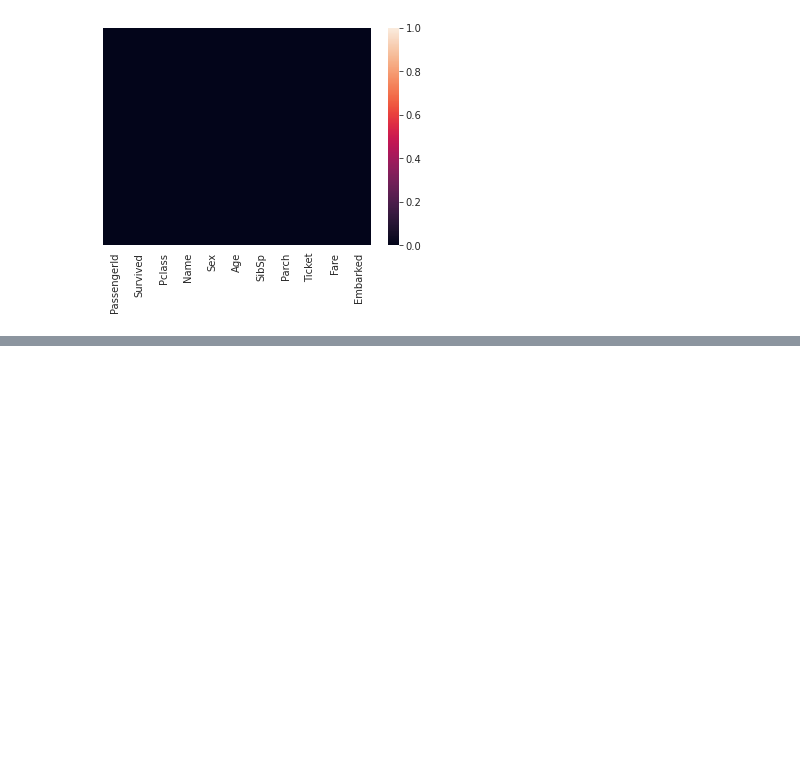
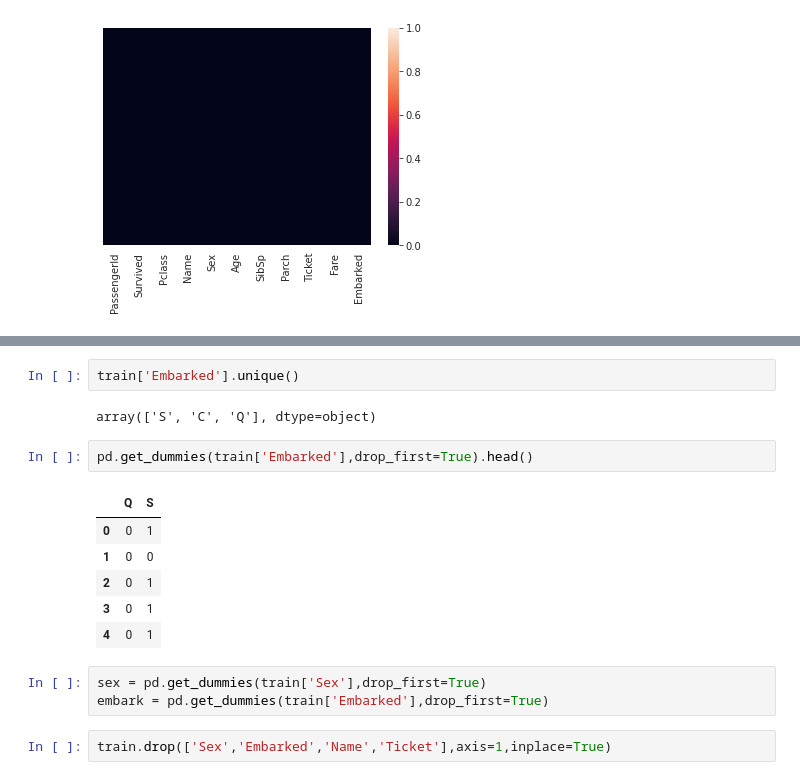
Before and after one commit to HarmanBhutani/ML_projects, a Jupyter notebook: Kaggle_Titanic_problem.ipynb, the cells around one changed output, grey strips where cells are left out. Drawn from its saved outputs; the diff is of its cells as text; blank space fills up the shorter version.

```diff
--- a/Kaggle_Titanic_problem.ipynb
+++ b/Kaggle_Titanic_problem.ipynb
@@ -125,0 +151,18 @@ sns.heatmap(train.isnull(),yticklabels=False)
+# %%
+train['Embarked'].unique()
+# %% [output]
+array(['S', 'C', 'Q'], dtype=object)
+# %%
+pd.get_dummies(train['Embarked'],drop_first=True).head()
+# %% [output]
+|  | Q | S |
+| 0 | 0 | 1 |
+| 1 | 0 | 0 |
+| 2 | 0 | 1 |
+| 3 | 0 | 1 |
+| 4 | 0 | 1 |
+# %%
+sex = pd.get_dummies(train['Sex'],drop_first=True)
+embark = pd.get_dummies(train['Embarked'],drop_first=True)
+# %%
+train.drop(['Sex','Embarked','Name','Ticket'],axis=1,inplace=True)
```
Also changed, not shown: parts of 5 cells of this notebook.
